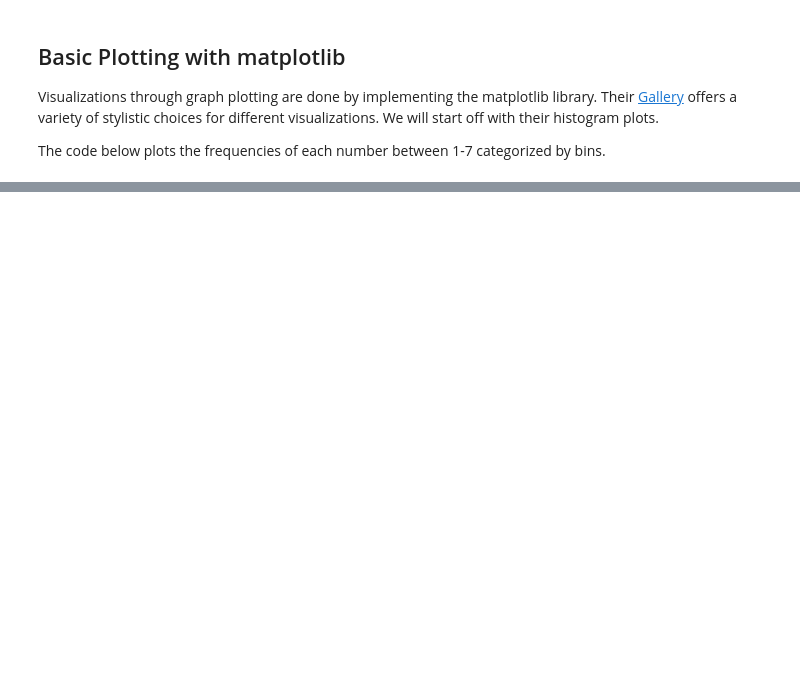
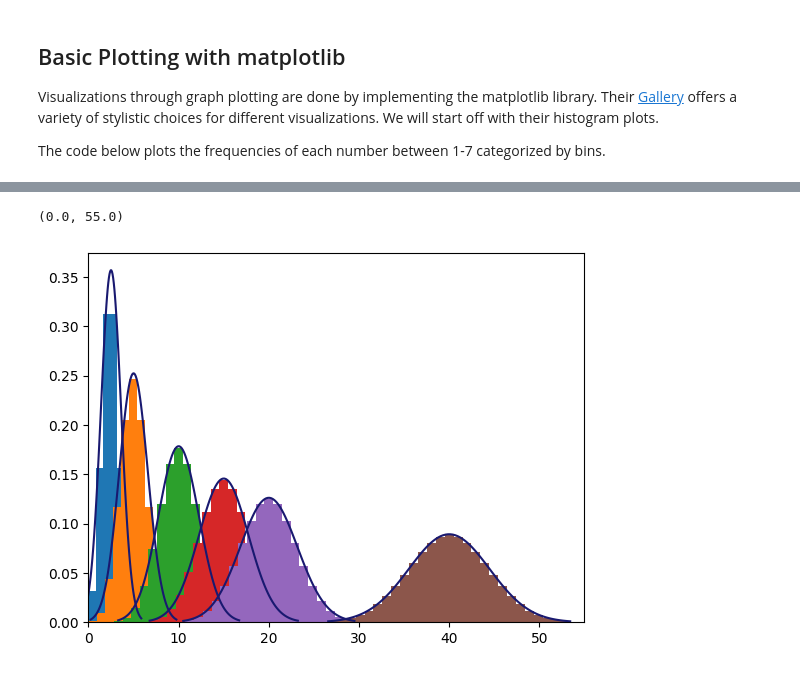
Before and after one commit to MATBckh22/MATB-STUDIOS, a Jupyter notebook: NumPy and matplotlib.ipynb, the cells around one changed output, grey strips where cells are left out. Cells and saved outputs as stored; diff of their text form; code cells hidden in the pictures; blank space fills up the shorter version.

```diff
--- a/NumPy and matplotlib.ipynb
+++ b/NumPy and matplotlib.ipynb
@@ -69,0 +94,25 @@ In order to extract just the histogram counts, we index the first element of the
+# %%
+bin1 = ss.distributions.binom
+norm1 = ss.distributions.norm
+
+for flips in [5, 10, 20, 30, 40, 80]:
+    success = np.arange(flips)
+    distribution = bin1.pmf(success, flips, 0.5) #PMF of distribution
+    plt.hist(success, flips, weights = distribution)
+
+    #bin to norm approximation
+
+    mu = flips * 0.5
+    std_dev = np.sqrt(flips * 0.5 * (1-0.5))
+
+    #set up x and y points for normal distribution
+
+    norm_x = np.linspace(mu-3*std_dev, mu+3*std_dev, 100) #non-integer intervals
+    norm_y = norm1.pdf(norm_x, mu, std_dev) #Probability Density Function
+
+    plt.plot(norm_x, norm_y, 'midnightblue')
+
+plt.xlim(0,55)
+# %% [output]
+(0.0, 55.0)
+[figure, added]
```
Also changed, not shown: parts of 8 cells of this notebook.
